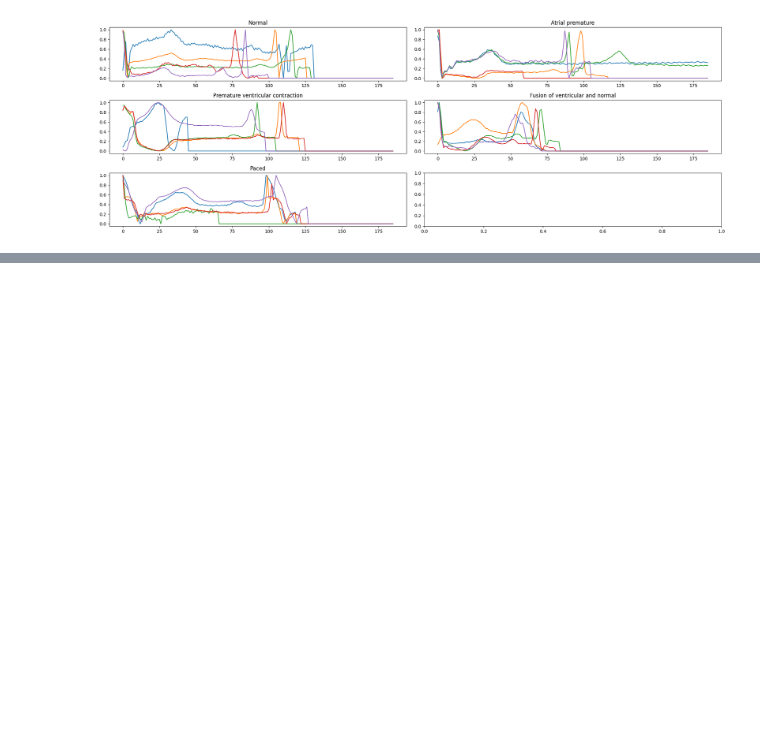
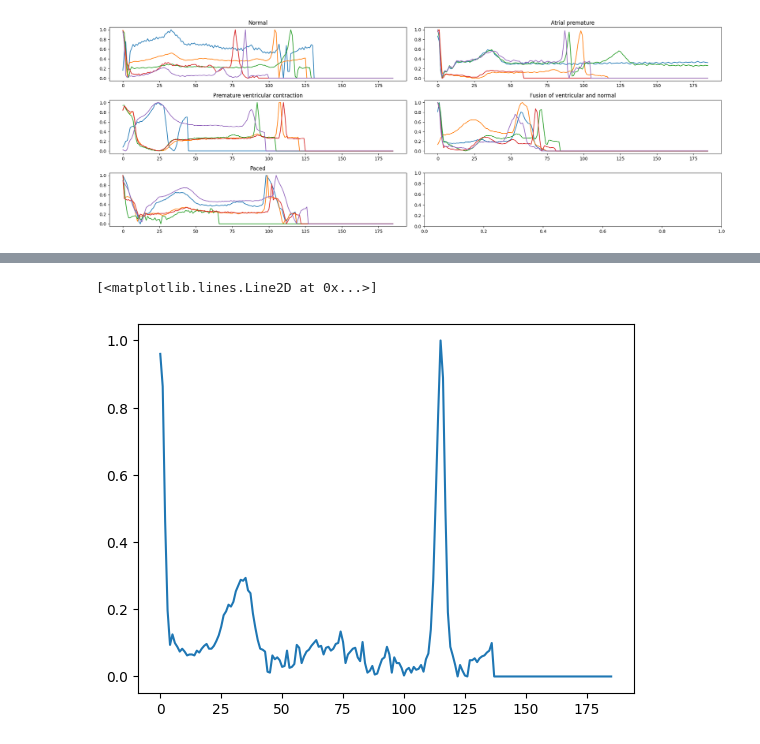
Before and after one commit to JespervanGils/DL-Project-ECG, a Jupyter notebook: DL_Project_ECG_MIT-BIH.ipynb, the cells around one changed output, grey strips where cells are left out. Cells and saved outputs as stored; diff of their text form; code cells hidden in the pictures; blank space fills up the shorter version.

```diff
--- a/DL_Project_ECG_MIT-BIH.ipynb
+++ b/DL_Project_ECG_MIT-BIH.ipynb
@@ -208,0 +215,6 @@ plt.show()
+# %%
+ecg_example = train_df.iloc[1,:187]
+plt.plot(ecg_example)
+# %% [output]
+[<matplotlib.lines.Line2D at 0x...>]
+[figure, added]
```
Also changed, not shown: parts of 19 cells of this notebook.
